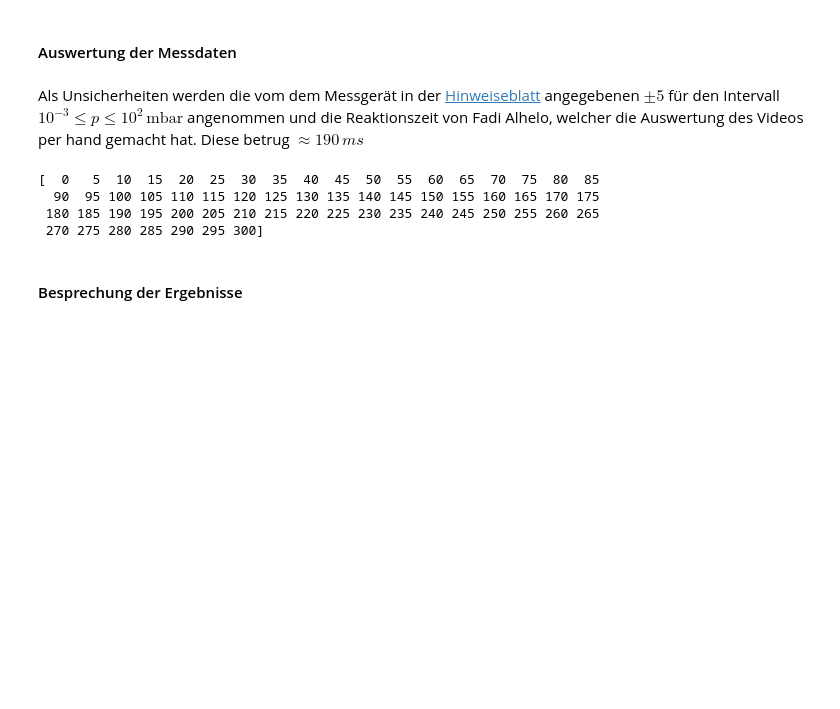
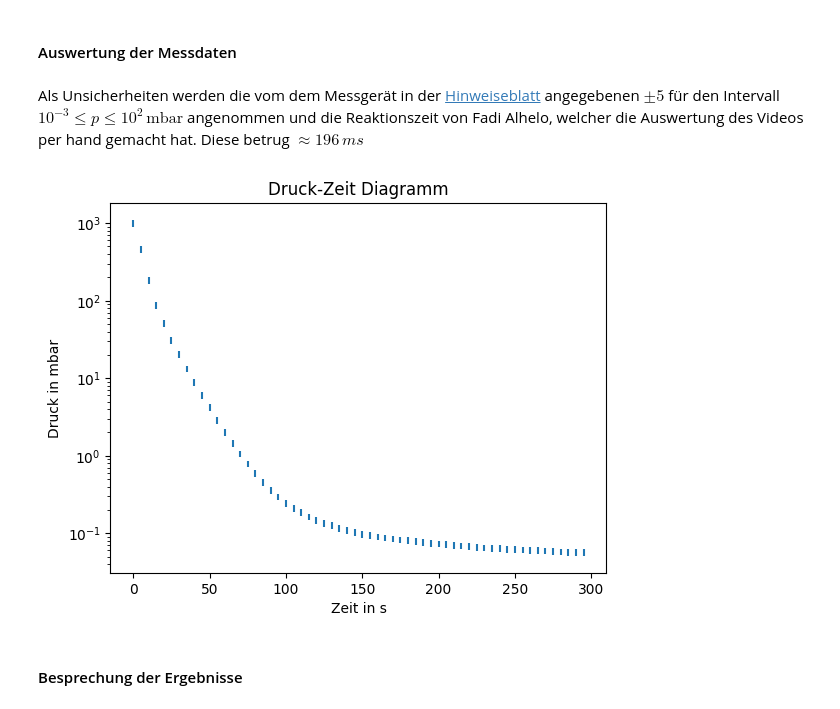
Before and after one commit to AlFa-Tier/Uni_codes, a Jupyter notebook: Praktikum/Vakuum/Vakuum.ipynb, the cells around one changed output. Drawn from its saved outputs; the diff is of its cells as text; code cells hidden in the pictures; blank space fills up the shorter version.

```diff
--- a/Praktikum/Vakuum/Vakuum.ipynb
+++ b/Praktikum/Vakuum/Vakuum.ipynb
@@ -227,7 +227,7 @@ Die Messung erfolgt püber die Aufnahme eines Videos ausdem dann wie in der Vorb
 # %% [markdown]
 #### Auswertung der Messdaten
 # %% [markdown]
-Als Unsicherheiten werden die vom dem Messgerät in der [Hinweiseblatt](https://gitlab.kit.edu/kit/etp-lehre/p2-praktikum/students/-/blob/main/Vakuum/doc/Hinweise-Vakuummeter.md) angegebenen $\pm 5%$ für den Intervall $10^{-3}\leq p\leq 10^2\,\mathrm{mbar}$ angenommen und die Reaktionszeit von Fadi Alhelo, welcher die Auswertung des Videos per hand gemacht hat. Diese betrug $\approx 190\, ms$
+Als Unsicherheiten werden die vom dem Messgerät in der [Hinweiseblatt](https://gitlab.kit.edu/kit/etp-lehre/p2-praktikum/students/-/blob/main/Vakuum/doc/Hinweise-Vakuummeter.md) angegebenen $\pm 5%$ für den Intervall $10^{-3}\leq p\leq 10^2\,\mathrm{mbar}$ angenommen und die Reaktionszeit von Fadi Alhelo, welcher die Auswertung des Videos per hand gemacht hat. Diese betrug $\approx 196\, ms$
 # %%
 #Importing all needed libraries
 
@@ -238,14 +238,20 @@ import pandas as pd
 from IPython.display import display, Math
 # %%
 # Creating the list of times we will need
-x = [i for i in range (301) if i%5 ==0]
-time = np.array(x)
-print(time)
+
+df = pd.read_csv(r'Messung\2.1_T1_Messung.csv', delimiter=',')
+time = df['del_t in sec']
+pressure = df['p in mbar']
+
+
+plt.errorbar(time,pressure,yerr=0.1*pressure,xerr=0.196,ls='none')
+plt.title('Druck-Zeit Diagramm')
+plt.xlabel(('Zeit in s'))
+plt.ylabel('Druck in mbar')
+plt.yscale('log')
+plt.show()
 # %% [output]
-[  0   5  10  15  20  25  30  35  40  45  50  55  60  65  70  75  80  85
-  90  95 100 105 110 115 120 125 130 135 140 145 150 155 160 165 170 175
- 180 185 190 195 200 205 210 215 220 225 230 235 240 245 250 255 260 265
- 270 275 280 285 290 295 300]
+[figure, added]
 # %% [markdown]
 #### Besprechung der Ergebnisse
 # %% [markdown]
```
Also changed, not shown: 1 other file.
